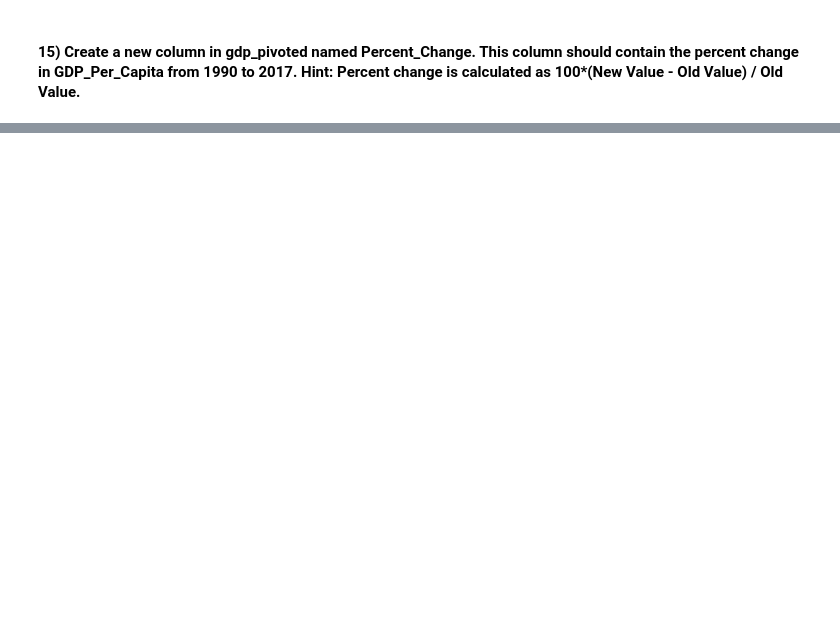
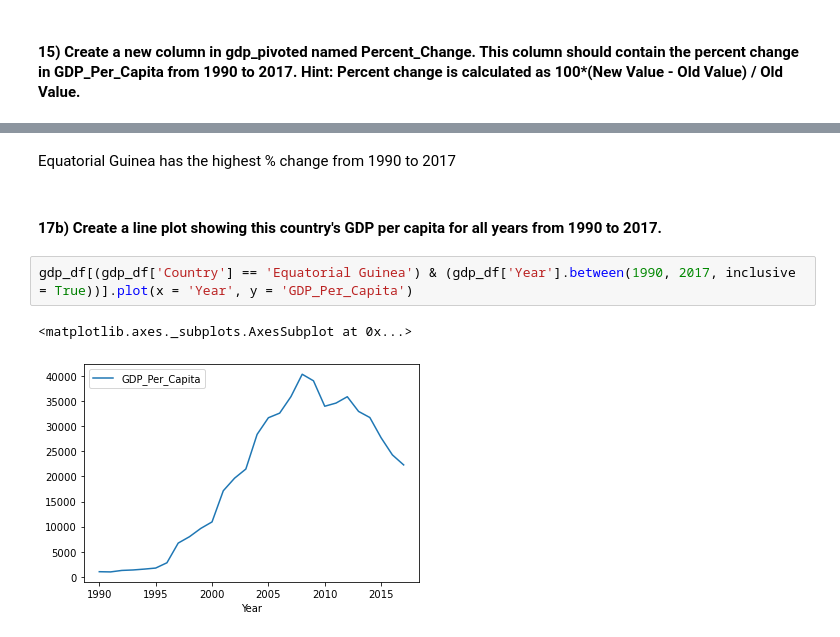
Before and after one commit to lordfrahnk/dq1-undata-lordfrahnk, a Jupyter notebook: notebooks/UN_Data_Exploration.ipynb, the cells around one changed output, grey strips where cells are left out. Cells and saved outputs as stored; diff of their text form; blank space fills up the shorter version.

```diff
--- a/notebooks/UN_Data_Exploration.ipynb
+++ b/notebooks/UN_Data_Exploration.ipynb
@@ -259,0 +314,9 @@ KeyError: '2017'
+# %% [markdown]
+Equatorial Guinea has the highest % change from 1990 to 2017
+# %% [markdown]
+#### 17b) Create a line plot showing this country's GDP per capita for all years from 1990 to 2017.
+# %%
+gdp_df[(gdp_df['Country'] == 'Equatorial Guinea') & (gdp_df['Year'].between(1990, 2017, inclusive = True))].plot(x = 'Year', y = 'GDP_Per_Capita')
+# %% [output]
+<matplotlib.axes._subplots.AxesSubplot at 0x...>
+[figure, added]
```
Also changed, not shown: parts of 26 cells of this notebook.
